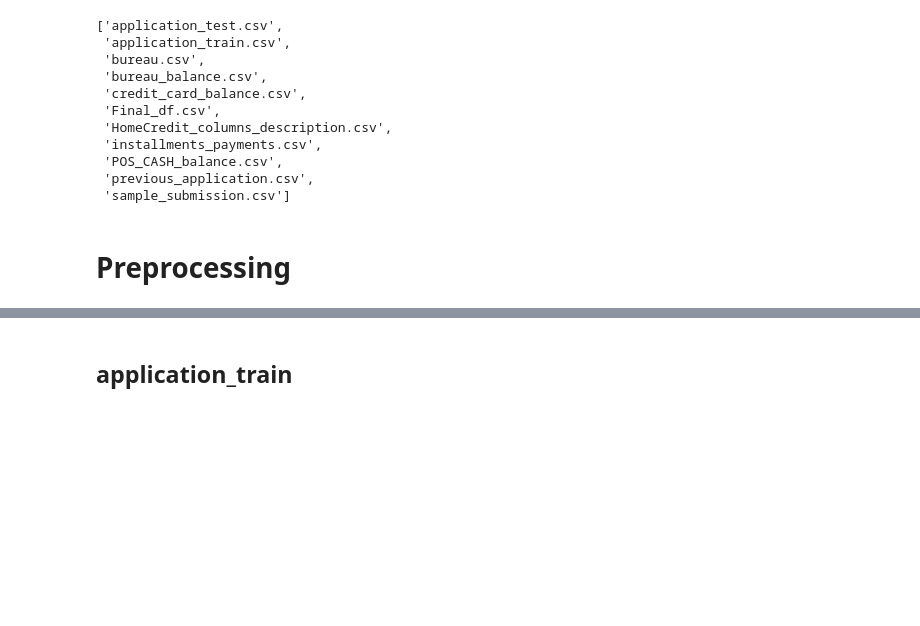
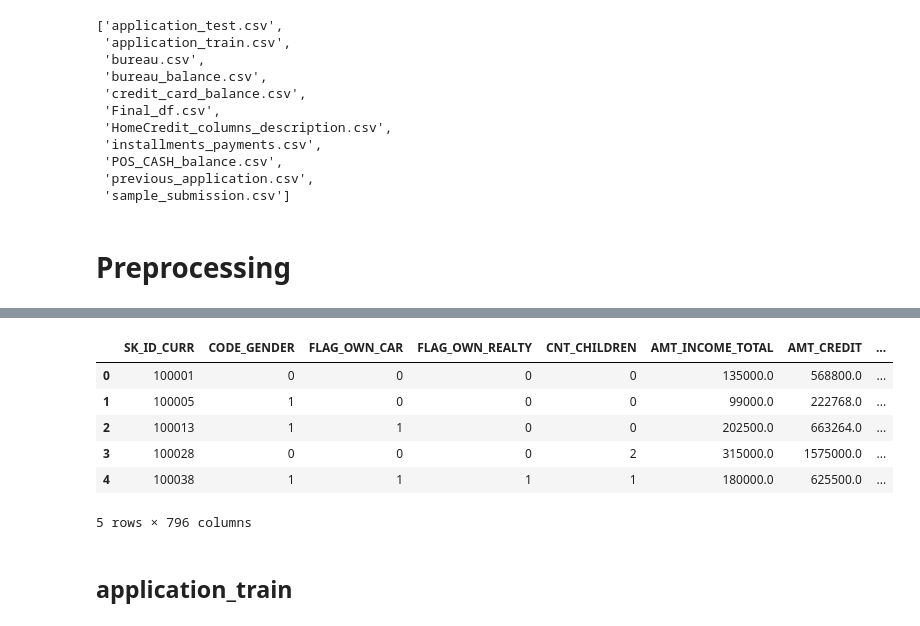
Before and after one commit to DaiTensa/projetscoring, a Jupyter notebook: notebook/02_Feature_Engineering.ipynb, the cells around one changed output, grey strips where cells are left out. Drawn from its saved outputs; the diff is of its cells as text; code cells hidden in the pictures; blank space fills up the shorter version.

```diff
--- a/notebook/02_Feature_Engineering.ipynb
+++ b/notebook/02_Feature_Engineering.ipynb
@@ -67,0 +67,2 @@ data_processor = DataPreprocessing()
+# %%
+application_test = data_base.import_file(file_name='application_test.csv', reduce_memory_usage = False)
@@ -67,0 +72,27 @@ data_processor = DataPreprocessing()
+# %%
+def application_test_preprocessing(df_):
+    df = df_.copy()
+    df['DAYS_EMPLOYED_PERC'] = df['DAYS_EMPLOYED'] / df['DAYS_BIRTH']
+    df['INCOME_CREDIT_PERC'] = df['AMT_INCOME_TOTAL'] / df['AMT_CREDIT']
+    df['INCOME_PER_PERSON'] = df['AMT_INCOME_TOTAL'] / df['CNT_FAM_MEMBERS']
+    df['ANNUITY_INCOME_PERC'] = df['AMT_ANNUITY'] / df['AMT_INCOME_TOTAL']
+    df['PAYMENT_RATE'] = df['AMT_ANNUITY'] / df['AMT_CREDIT']
+    df['ANNUITY_LENGTH'] = df['AMT_CREDIT'] / df['AMT_ANNUITY']
+    df['ANN_LENGTH_EMPLOYED_RATIO'] = df['ANNUITY_LENGTH'] / df['DAYS_EMPLOYED']
+    df['CHILDREN_RATIO'] = df['CNT_CHILDREN'] / df['CNT_FAM_MEMBERS']
+    df['credit_div_goods'] = df['AMT_CREDIT'] / df['AMT_GOODS_PRICE']
+    df['credit_minus_goods'] = df['AMT_CREDIT'] - df['AMT_GOODS_PRICE']
+    df['reg_div_publish'] = df['DAYS_REGISTRATION'] / df['DAYS_ID_PUBLISH']
+    df['birth_div_reg'] = df['DAYS_BIRTH'] / df['DAYS_REGISTRATION']
+    df['document_sum'] = df['FLAG_DOCUMENT_2'] + df['FLAG_DOCUMENT_3'] + df['FLAG_DOCUMENT_4'] + df['FLAG_DOCUMENT_5'] + df['FLAG_DOCUMENT_6'] + df['FLAG_DOCUMENT_7'] + df['FLAG_DOCUMENT_8'] + df['FLAG_DOCUMENT_9'] + df['FLAG_DOCUMENT_10'] + df['FLAG_DOCUMENT_11'] + df['FLAG_DOCUMENT_12'] + df['FLAG_DOCUMENT_13'] + df['FLAG_DOCUMENT_14'] + df['FLAG_DOCUMENT_15'] + df['FLAG_DOCUMENT_16'] + df['FLAG_DOCUMENT_17'] + df['FLAG_DOCUMENT_18'] + df['FLAG_DOCUMENT_19'] + df['FLAG_DOCUMENT_20'] + df['FLAG_DOCUMENT_21']
+    df['is_na_amt_annuity'] = 1.0*np.isnan(df['AMT_ANNUITY'])
+    df['age_finish'] = df['DAYS_BIRTH']*(-1.0/365) + (df['AMT_CREDIT']/df['AMT_ANNUITY']) *(1.0/12) #how old when finish
+    return df
+# %%
+df = application_test.copy()
+df = df[df['CODE_GENDER'] != 'XNA']
+df['DAYS_EMPLOYED'].replace(365243, np.nan, inplace= True)
+# Categorical features with Binary encode (0 or 1; two categories)
+for bin_feature in ['CODE_GENDER', 'FLAG_OWN_CAR', 'FLAG_OWN_REALTY']:
+    df[bin_feature], uniques = pd.factorize(df[bin_feature])
+application_test_preprocessed_df, _ = preprocess_categ_columns(df)
@@ -67,0 +146,2 @@ data_processor = DataPreprocessing()
+# %%
+df_test_final = data_preparation_test()
@@ -67,0 +163,11 @@ data_processor = DataPreprocessing()
+# %%
+df_test_final = df_test_final.reset_index()
+df_test_final.head()
+# %% [output]
+|  | SK_ID_CURR | CODE_GENDER | FLAG_OWN_CAR | FLAG_OWN_REALTY | CNT_CHILDREN | AMT_INCOME_TOTAL | AMT_CREDIT | ... |
+| 0 | 100001 | 0 | 0 | 0 | 0 | 135000.0 | 568800.0 | ... |
+| 1 | 100005 | 1 | 0 | 0 | 0 | 99000.0 | 222768.0 | ... |
+| 2 | 100013 | 1 | 1 | 0 | 0 | 202500.0 | 663264.0 | ... |
+| 3 | 100028 | 0 | 0 | 0 | 2 | 315000.0 | 1575000.0 | ... |
+| 4 | 100038 | 1 | 1 | 1 | 1 | 180000.0 | 625500.0 | ... |
+5 rows × 796 columns
```
Also changed, not shown: parts of 18 cells of this notebook, 8 other files.
